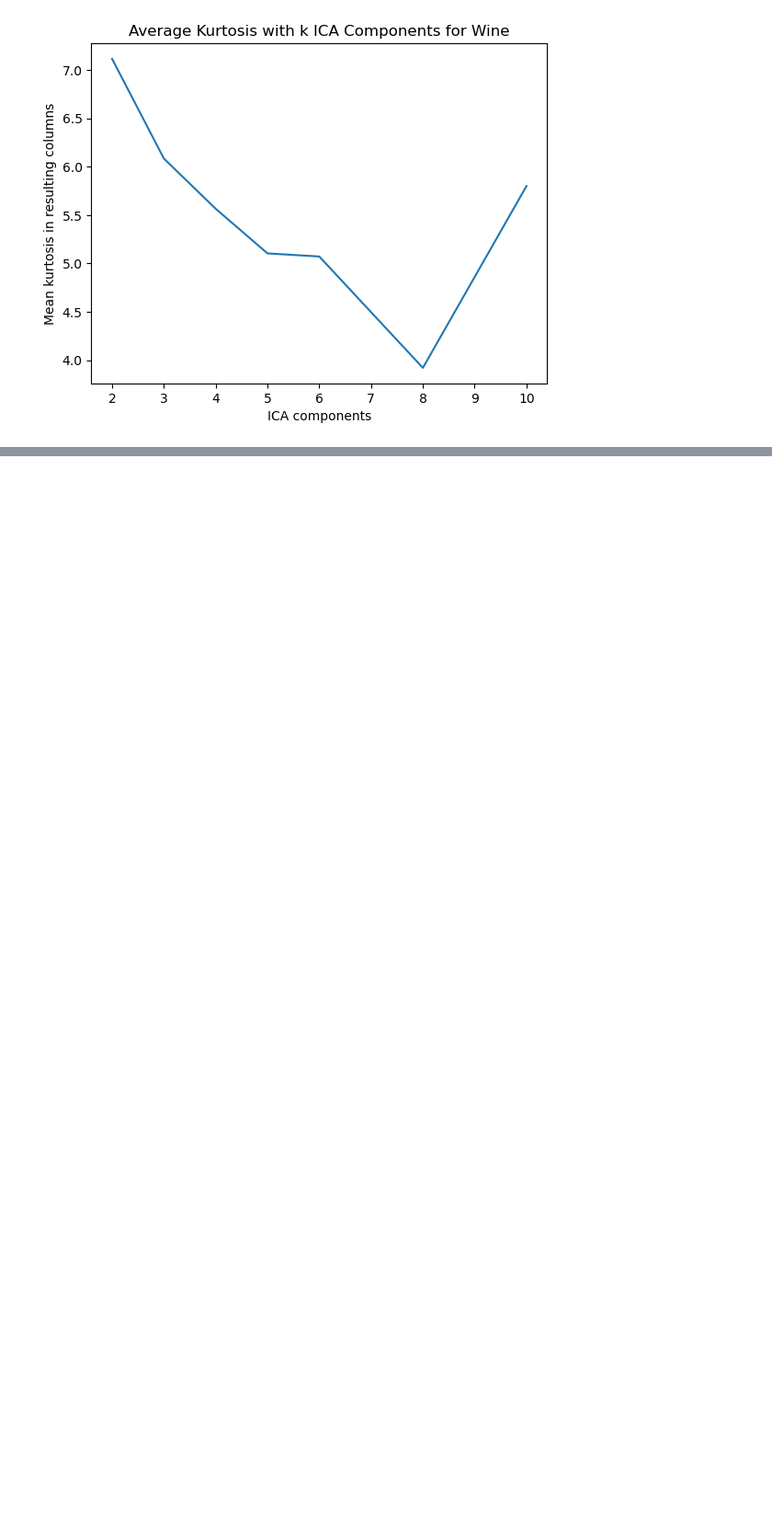
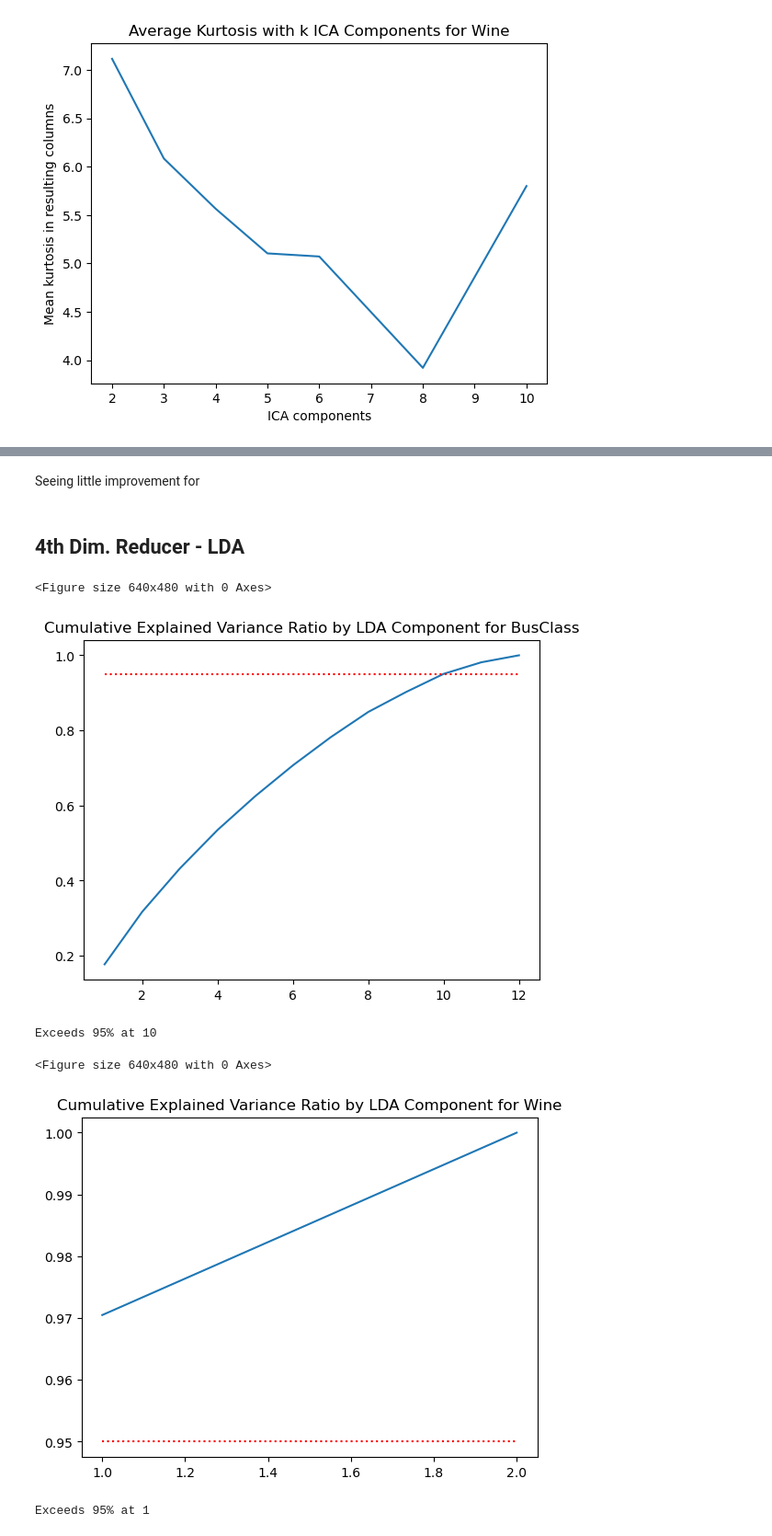
Before and after one commit to ryankarel/cs-7641-ul, a Jupyter notebook: RK UL.ipynb, the cells around one changed output, grey strips where cells are left out. Shown at 92% size. Cells and saved outputs as stored; diff of their text form; code cells hidden in the pictures; blank space fills up the shorter version.

```diff
--- a/RK UL.ipynb
+++ b/RK UL.ipynb
@@ -422,4 +423,2 @@ plt.show()
 # %% [markdown]
 ### ICA
-# %%
-pd.DataFrame(reducer.fit_transform(X.values)).kurtosis().mean()
@@ -488,0 +480,31 @@ Seeing little improvement for
+# %% [markdown]
+Seeing little improvement for
+# %% [markdown]
+## 4th Dim. Reducer - LDA
+# %%
+for dataset_name in training_datasets:
+    X, y = training_datasets[dataset_name]
+    num_components = min(X.shape[1] - 1, y.nunique() - 1)
+    reducer = LinearDiscriminantAnalysis(
+        n_components=num_components
+    )
+    X_values = X.values
+    reducer.fit(X_values, y)
+
+    plt.clf()
+    fig, ax = plt.subplots()
+    d = pd.Series(reducer.explained_variance_ratio_.cumsum(), index=range(1, num_components + 1))
+    d.plot(
+        title=f'Cumulative Explained Variance Ratio by LDA Component for {dataset_name}',
+        ax=ax
+    )
+    ax.hlines(y=0.95,xmin=1,xmax=num_components, color='red', linestyles='dotted')
+    plt.show()
+    print(f'Exceeds 95% at {d[d > 0.95].index[0]}')
+# %% [output]
+<Figure size 640x480 with 0 Axes>
+[figure, added]
+Exceeds 95% at 10
+<Figure size 640x480 with 0 Axes>
+[figure, added]
+Exceeds 95% at 1
```
Also changed, not shown: parts of 21 cells of this notebook.
